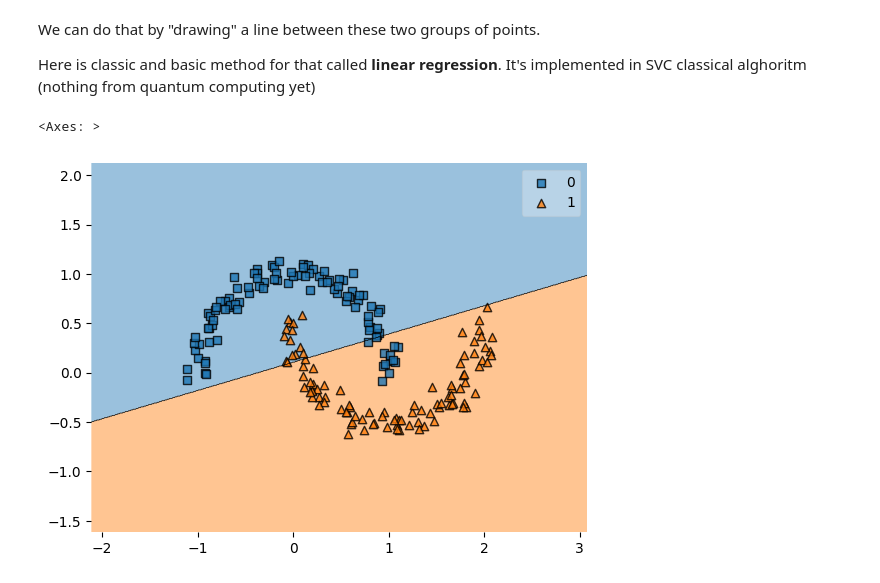
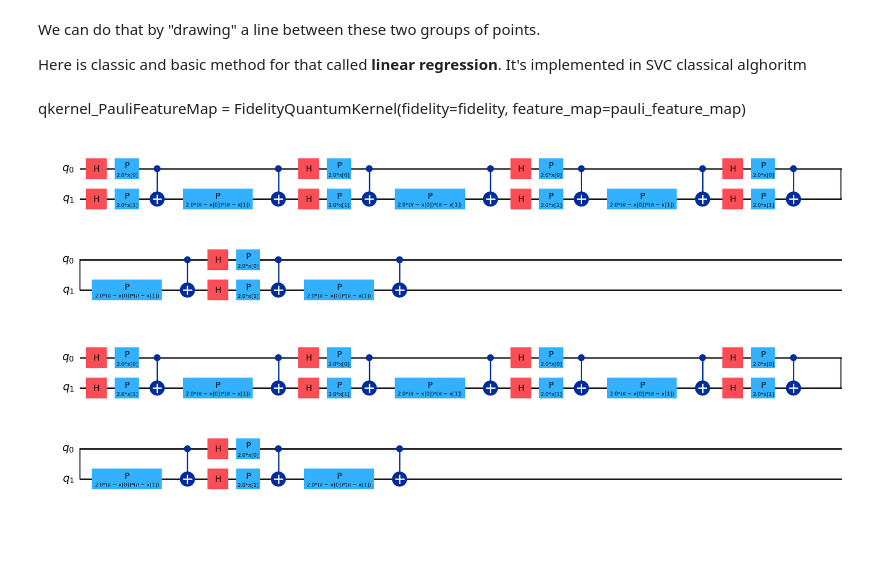
Before and after one commit to jozef-kasprzycki/quantum_ai, a Jupyter notebook: main.ipynb, the cells around one changed output. Drawn from its saved outputs; the diff is of its cells as text; code cells hidden in the pictures; blank space fills up the shorter version.

```diff
--- a/main.ipynb
+++ b/main.ipynb
@@ -48,14 +29,6 @@ plt.scatter(X[:,0], X[:,1], c=y)
 # %% [markdown]
+
+
 We can do that by "drawing" a line between these two groups of points.
 
-Here is classic and basic method for that called **linear regression**. It's implemented in SVC classical alghoritm (nothing from quantum computing yet)
+Here is classic and basic method for that called **linear regression**. It's implemented in SVC classical alghoritm
-# %%
-from sklearn.svm import SVC
-from mlxtend.plotting import plot_decision_regions
-
-svc = SVC(kernel='linear', C=100)
-svc.fit(X, y)
-plot_decision_regions(X, y, svc)
-# %% [output]
-<Axes: >
-[figure, removed]
@@ -61,0 +86,8 @@ plot_decision_regions(X, y, svc)
+# %% [markdown]
+qkernel_PauliFeatureMap = FidelityQuantumKernel(fidelity=fidelity, feature_map=pauli_feature_map)
+# %%
+from qiskit.visualization import circuit_drawer
+circuit_drawer(dataset_feature_map.decompose(), output='mpl')
+# %% [output]
+[figure, added]
+[figure, added]
```
Also changed, not shown: parts of 16 cells of this notebook, 7 other files.
